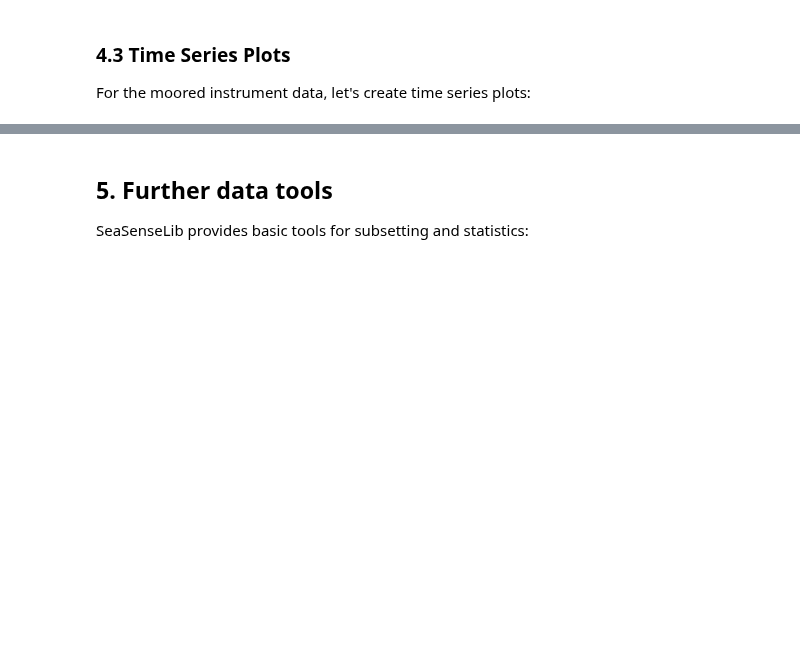
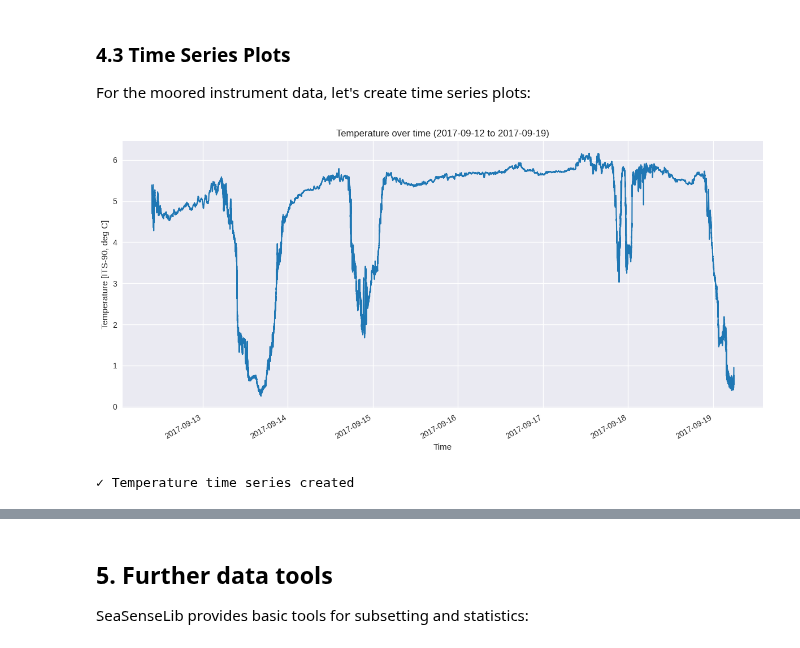
Before and after one commit to ocean-uhh/seasenselib, a Jupyter notebook: demo-output.ipynb, the cells around one changed output, grey strips where cells are left out. Drawn from its saved outputs; the diff is of its cells as text; code cells hidden in the pictures; blank space fills up the shorter version.

```diff
--- a/demo-output.ipynb
+++ b/demo-output.ipynb
@@ -275,4 +271,10 @@ print("✓ Vertical profile plot created")
 ### 4.3 Time Series Plots
 
 For the moored instrument data, let's create time series plots:
+# %%
+ssl.plot('time-series', timeseries_data, parameters=['temperature'], title="Temperature Time Series")
+print("✓ Temperature time series created")
+# %% [output]
+[figure, added]
+✓ Temperature time series created
 # %%
```
Also changed, not shown: parts of 25 cells of this notebook, 56 other files.
